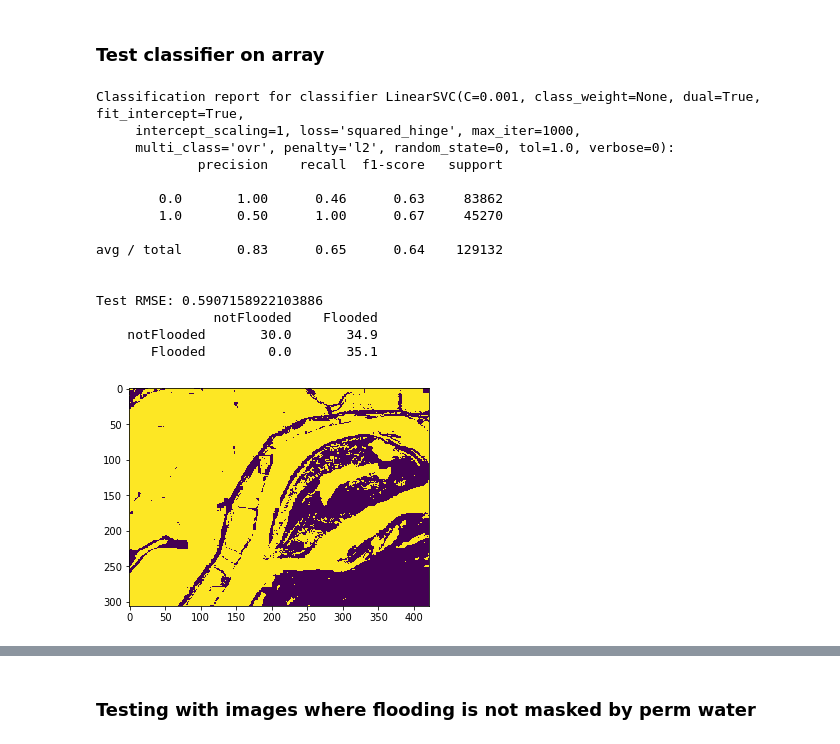
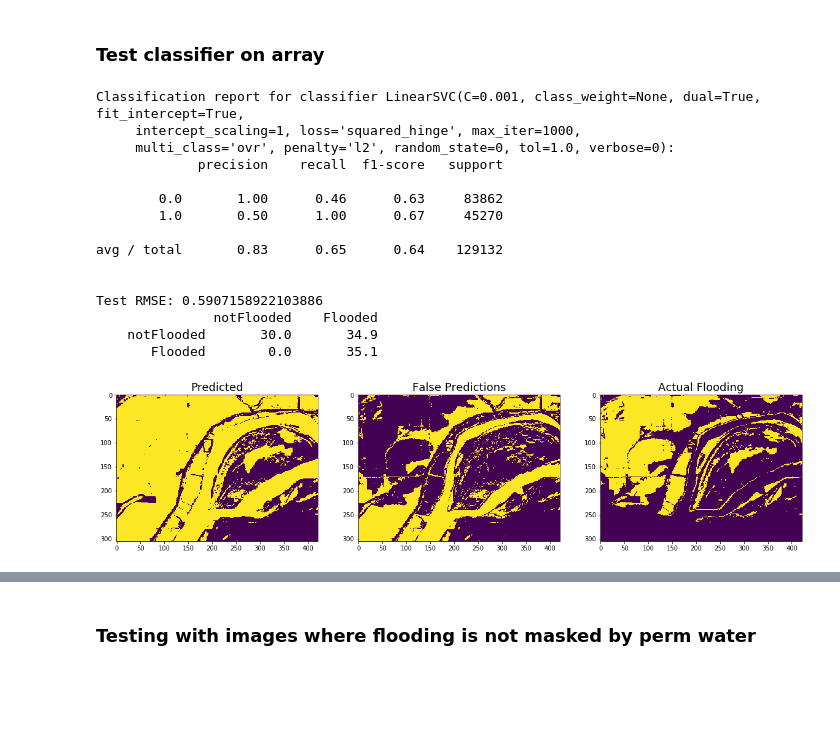
Before and after one commit to ianpdavies/cloudy_flood_prediction, a Jupyter notebook: notebooks/classifier_training.ipynb, the cells around one changed output, grey strips where cells are left out. Drawn from its saved outputs; the diff is of its cells as text; code cells hidden in the pictures; blank space fills up the shorter version.

Commit message:
Added more plotting functionality for predicted values

```diff
--- a/notebooks/classifier_training.ipynb
+++ b/notebooks/classifier_training.ipynb
@@ -273,16 +273,16 @@ def rasterToArray(path):
     # Check to see if we can convert to float without information loss
     from rasterio.dtypes import can_cast_dtype
 
-    for id, layer in enumerate(file_list, start=1):
-        with rasterio.open(layer) as src1:
-            print(rasterio.dtypes.can_cast_dtype(src1.read(), 'float'))
+#     for id, layer in enumerate(file_list, start=1):
+#         with rasterio.open(layer) as src1:
+#             print(rasterio.dtypes.can_cast_dtype(src1.read(), 'float'))
 
     # Read metadata of first file. This needs to be a band in float32 dtype, because it sets the metadata for the entire stack
     # and we are converting the other bands to float64
     with rasterio.open(file_list[1]) as src0:
         meta = src0.meta
         meta['dtype'] = 'float32'
-        print(meta)
+#         print(meta)
 
     # Update meta to reflect the number of layers
     meta.update(count = len(file_list))
@@ -368,43 +333,78 @@ True
 # %%
 import matplotlib.pyplot as plt
 
+# Path to folder with tifs
+path = '../data/images/clouds1'
+arr = rasterToArray(path)
+
 # Convert image array to df just so we can keep track of columns
-arr_df = pd.DataFrame(data=arr1, columns=feat_list_train)
+arr_df = pd.DataFrame(data=arr, columns=feat_list_train)
 
 # Split into features and target
 X = arr_df.drop('flooded', axis=1)
 Y =  arr_df['flooded']
 y_pred_img = clf.predict(X)
 
 print("Classification report for classifier %s:\n%s\n"
       % (clf, metrics.classification_report(Y, y_pred_img)))
 
 # RMSE of test data
 print('Test RMSE:', compute_rmse(y_pred_img, Y))
 
 # Confusion matrix
 print_cm(metrics.confusion_matrix(Y, y_pred_img)/len(y_pred_img)*100, labels=['notFlooded','Flooded'])
 # Top row = predicted, left col = true
 
-with rasterio.open(path1 + '/stack/stack.tif', 'r') as ds:
+#================== Plotting results
+
+# Plot predicted values
+with rasterio.open(path + '/stack/stack.tif', 'r') as ds:
         shape = ds.read(1).shape
-        preds1 = y_pred_img.reshape(shape)
-        plt.imshow(preds1)
+        preds = y_pred_img.reshape(shape)
+
+# Plot incorrect values
+with rasterio.open(path + '/stack/stack.tif', 'r') as ds:
+        shape = ds.read(1).shape
+        incorrect = np.empty(shape=(len(y_pred_img), ))
+
+for actual, predicted, i in zip(Y, y_pred_img, range(len(incorrect))):
+    if predicted != actual:
+        incorrect[i] = 1
+    else:
+        incorrect[i] = 0
+
+incorrect = incorrect.reshape(shape)
+
+# Plot actual flooding
+with rasterio.open(path + '/stack/stack.tif', 'r') as ds:
+        shape = ds.read(1).shape
+        Ymap = np.array(Y)
+        Ymap = Ymap.reshape(shape)
+
+
+plt.figure(figsize=(20,13))
+columns = 3
+images = [preds, incorrect, Ymap]
+titles = ['Predicted', 'False Predictions', 'Actual Flooding']
+for i, image in enumerate(images):
+    plt.subplot(len(images) / columns + 1, columns, i + 1)
+    plt.title(titles[i], fontdict = {'fontsize' : 18})
+    plt.imshow(image)
 # %% [output]
 Classification report for classifier LinearSVC(C=0.001, class_weight=None, dual=True, fit_intercept=True,
      intercept_scaling=1, loss='squared_hinge', max_iter=1000,
      multi_class='ovr', penalty='l2', random_state=0, tol=1.0, verbose=0):
              precision    recall  f1-score   support
 
         0.0       1.00      0.46      0.63     83862
         1.0       0.50      1.00      0.67     45270
 
 avg / total       0.83      0.65      0.64    129132
 
 
 Test RMSE: 0.5907158922103886
                notFlooded    Flooded
     notFlooded       30.0       34.9
        Flooded        0.0       35.1
-[figure, old version]
+[figure, new version]
 # %%
```
Also changed, not shown: parts of 8 cells of this notebook.
